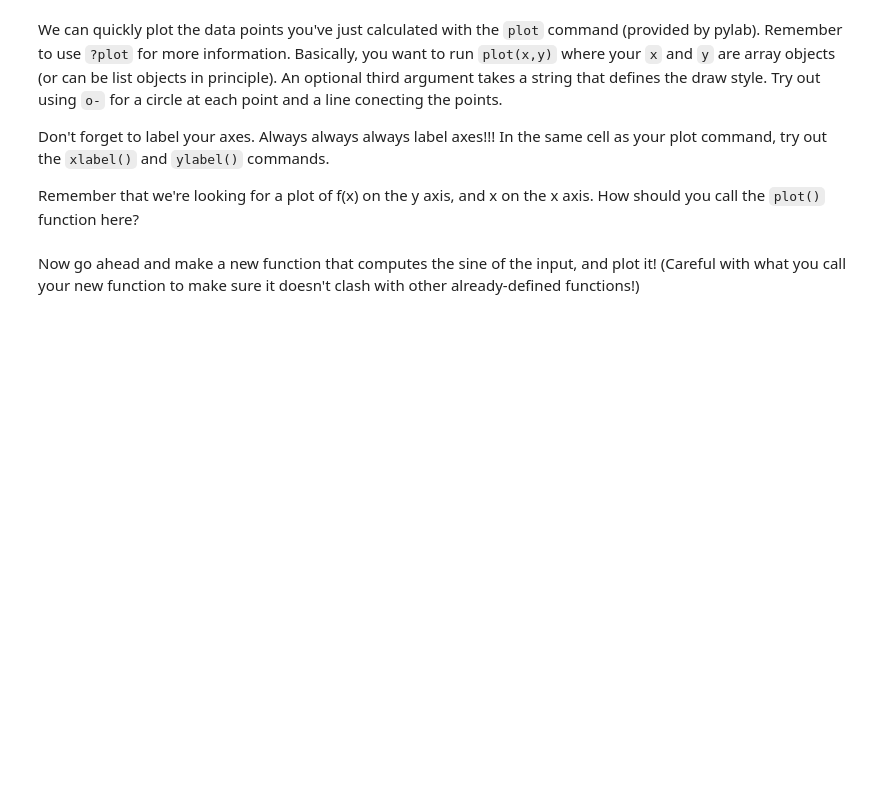
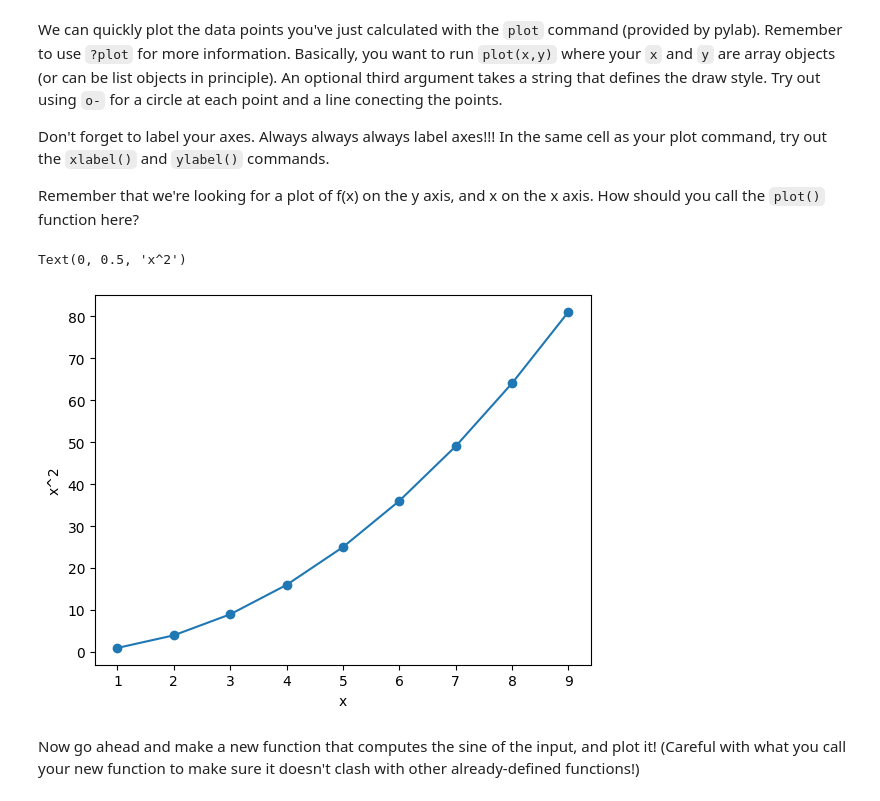
Before and after one commit to NathanW46/PHYS311_Fall2024, a Jupyter notebook: ComputationalHomework01.ipynb, the cells around one changed output. Drawn from its saved outputs; the diff is of its cells as text; code cells hidden in the pictures; blank space fills up the shorter version.

```diff
--- a/ComputationalHomework01.ipynb
+++ b/ComputationalHomework01.ipynb
@@ -170,5 +172,12 @@ We can quickly plot the data points you've just calculated with the `plot` comma
 Don't forget to label your axes. Always always always label axes!!! In the same cell as your plot command, try out the `xlabel()` and `ylabel()` commands.
 
 Remember that we're looking for a plot of f(x) on the y axis, and x on the x axis. How should you call the `plot()` function here?
+# %%
+plot(vector_array, squared(vector_array), 'o-')
+xlabel('x')
+ylabel('x^2')
+# %% [output]
+Text(0, 0.5, 'x^2')
+[figure, added]
 # %% [markdown]
 Now go ahead and make a new function that computes the sine of the input, and plot it! (Careful with what you call your new function to make sure it doesn't clash with other already-defined functions!)
```
Also changed, not shown: parts of 19 cells of this notebook.
